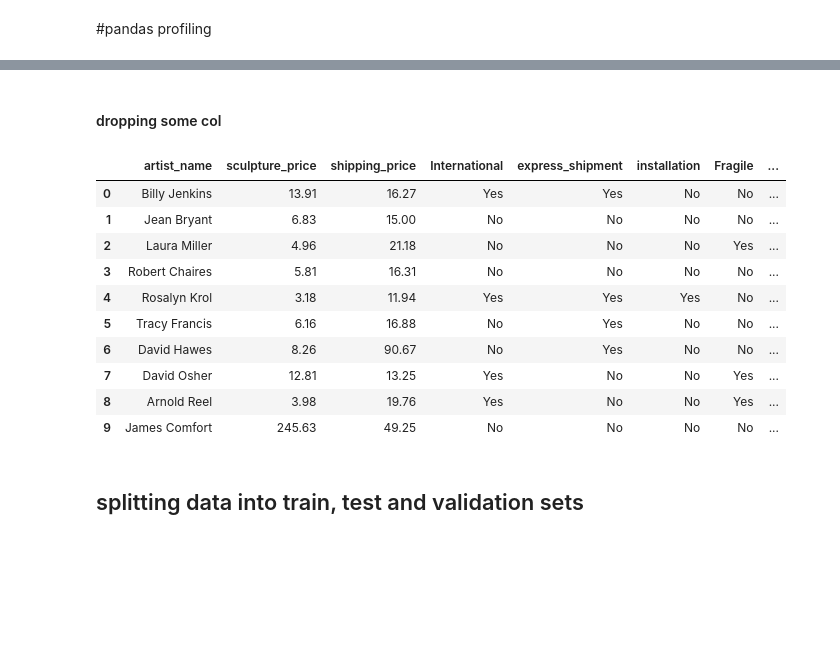
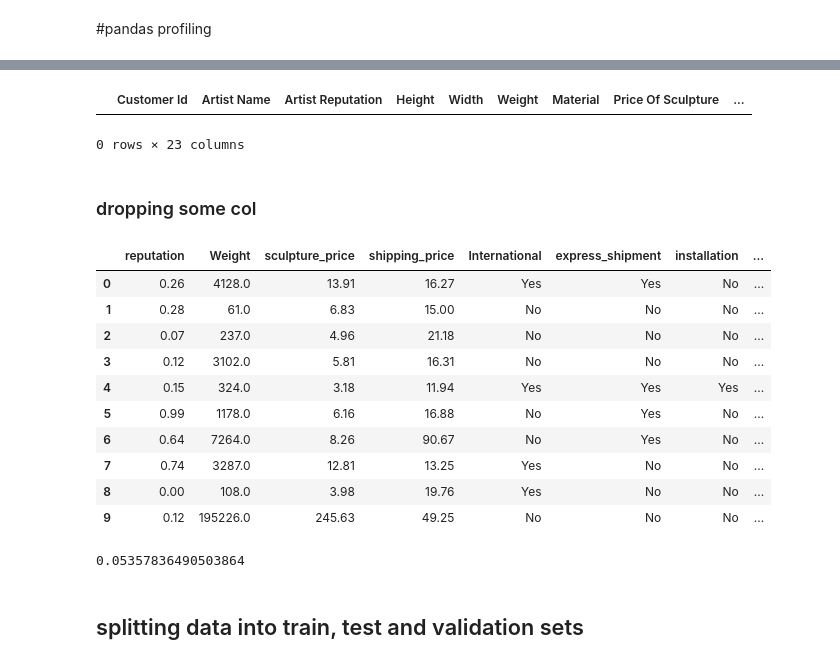
Before and after one commit to manpreet1994/hackerearth_exibit-art-, a Jupyter notebook: art_cost_prediction.ipynb, the cells around one changed output, grey strips where cells are left out. Cells and saved outputs as stored; diff of their text form; code cells hidden in the pictures; blank space fills up the shorter version.

```diff
--- a/art_cost_prediction.ipynb
+++ b/art_cost_prediction.ipynb
@@ -34,0 +115,10 @@ profile
+# %%
+raw_data['area'] = raw_data['Height']* raw_data['Width']
+raw_data['area'] = raw_data.apply(
+    lambda row: row['Weight']/mean_density[row['Material']] if pd.isna(row['Width']) and not pd.isna(row['Material']) and not pd.isna(row['Weight']) else row['Width'],
+    axis=1
+)
+# %%
+raw_data = raw_data.dropna(subset=['Weight', 'area'])
+# %%
+raw_data['delivery'] = [(datetime.strptime(raw_data['Delivery Date'].iloc[x], '%m/%d/%y') - datetime.strptime(raw_data['Scheduled Date'].iloc[x], '%m/%d/%y')).days for x in range(raw_data.shape[0])]
@@ -35,28 +145,34 @@ profile
+# %%
+raw_data[pd.isna(raw_data['area'])]
+# %% [output]
+|  | Customer Id | Artist Name | Artist Reputation | Height | Width | Weight | Material | Price Of Sculpture | ... |
+0 rows × 23 columns
 # %% [markdown]
-#### dropping some col
+### dropping some col
 # %%
-raw_data = raw_data.drop(['Customer Id', 'Artist Reputation', 'Height', 'Width',
-                           'Weight','Material', 'Transport', 'Remote Location', 'Scheduled Date', 'Delivery Date'
+raw_data = raw_data.drop(['Customer Id', 'Artist Name', 'Height', 'Width',
+                          'Material', 'Scheduled Date', 'Delivery Date'
                          ,'Customer Location'],axis = 1)
 # %%
-raw_data.rename(columns= {'Price Of Sculpture': 'sculpture_price',
+raw_data.rename(columns= {'Artist Reputation':'reputation',
+                          'Price Of Sculpture': 'sculpture_price',
                           'Base Shipping Price':'shipping_price',
-                          'Artist Name':'artist_name',
                           'Express Shipment':'express_shipment',
                           'Installation Included':'installation',
-                             'Customer Information': 'customer_info'
+                        'Customer Information': 'customer_info',
+                          'Remote Location': 'remote'
                          }, inplace=True)
 raw_data.head(10)
 # %% [output]
-|  | artist_name | sculpture_price | shipping_price | International | express_shipment | installation | Fragile | ... |
-| 0 | Billy Jenkins | 13.91 | 16.27 | Yes | Yes | No | No | ... |
-| 1 | Jean Bryant | 6.83 | 15.00 | No | No | No | No | ... |
-| 2 | Laura Miller | 4.96 | 21.18 | No | No | No | Yes | ... |
-| 3 | Robert Chaires | 5.81 | 16.31 | No | No | No | No | ... |
-| 4 | Rosalyn Krol | 3.18 | 11.94 | Yes | Yes | Yes | No | ... |
-| 5 | Tracy Francis | 6.16 | 16.88 | No | Yes | No | No | ... |
-| 6 | David Hawes | 8.26 | 90.67 | No | Yes | No | No | ... |
-| 7 | David Osher | 12.81 | 13.25 | Yes | No | No | Yes | ... |
-| 8 | Arnold Reel | 3.98 | 19.76 | Yes | No | No | Yes | ... |
-| 9 | James Comfort | 245.63 | 49.25 | No | No | No | No | ... |
+|  | reputation | Weight | sculpture_price | shipping_price | International | express_shipment | installation | ... |
+| 0 | 0.26 | 4128.0 | 13.91 | 16.27 | Yes | Yes | No | ... |
+| 1 | 0.28 | 61.0 | 6.83 | 15.00 | No | No | No | ... |
+| 2 | 0.07 | 237.0 | 4.96 | 21.18 | No | No | No | ... |
+| 3 | 0.12 | 3102.0 | 5.81 | 16.31 | No | No | No | ... |
+| 4 | 0.15 | 324.0 | 3.18 | 11.94 | Yes | Yes | Yes | ... |
+| 5 | 0.99 | 1178.0 | 6.16 | 16.88 | No | Yes | No | ... |
+| 6 | 0.64 | 7264.0 | 8.26 | 90.67 | No | Yes | No | ... |
+| 7 | 0.74 | 3287.0 | 12.81 | 13.25 | Yes | No | No | ... |
+| 8 | 0.00 | 108.0 | 3.98 | 19.76 | Yes | No | No | ... |
+| 9 | 0.12 | 195226.0 | 245.63 | 49.25 | No | No | No | ... |
 # %%
@@ -70 +188,5 @@ customer_info = pd.get_dummies(raw_data.customer_info, prefix='customer_info')
+# %%
+raw_data['Cost'].corr(raw_data['shipping_price'])
+# %% [output]
+0.05357836490503864
 # %%
```
Also changed, not shown: parts of 49 cells of this notebook.
